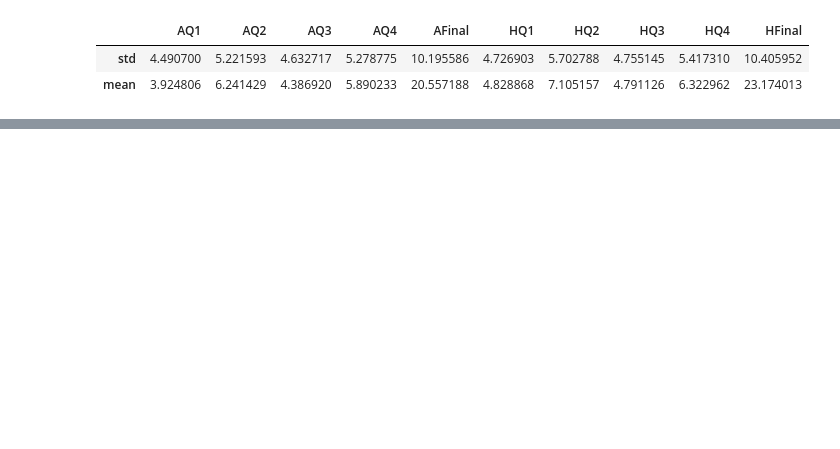
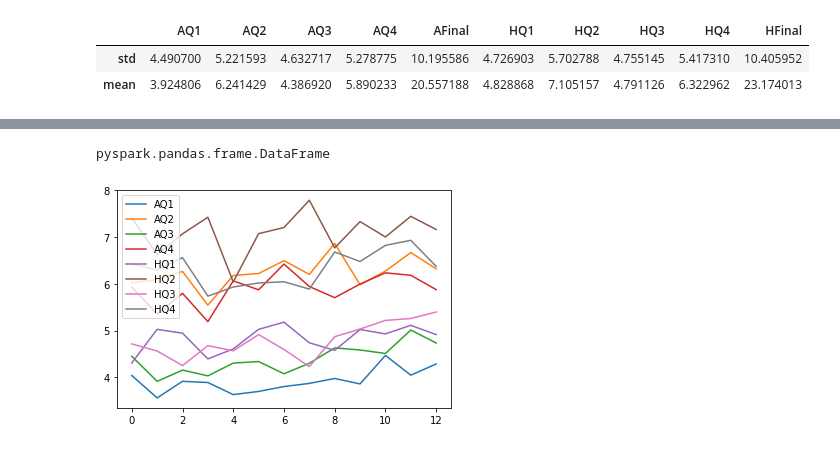
Before and after one commit to xaviergenelin/Big-Data-Project, a Jupyter notebook: Group_13_Part_3.ipynb, the cells around one changed output, grey strips where cells are left out. Saved outputs shown, nothing was run; the diff lists cells and outputs as text; code cells hidden in the pictures; blank space fills up the shorter version.

Commit message:
Updates to data visualization in P1, started analysis in P2, added some text and the graph in P3

```diff
--- a/Group_13_Part_3.ipynb
+++ b/Group_13_Part_3.ipynb
@@ -56,3 +64,17 @@ NFL_scores[["AQ1", "AQ2", "AQ3", "AQ4", "AFinal", "HQ1", "HQ2", "HQ3", "HQ4", "H
 | 2011 | 3.857678 | 4.455541 | 5.981273 | 5.281869 | 4.584270 | 4.628635 | 5.996255 | 5.120722 | 20.509363 | 9.647690 | 5.022472 | ... |
 | 2008 | 3.801498 | 4.203686 | 6.498127 | 5.337747 | 4.074906 | 4.242863 | 6.423221 | 5.498864 | 20.842697 | 10.279806 | 5.179775 | ... |
 | 2002 | 4.037453 | 4.470297 | 6.022472 | 5.167810 | 4.449438 | 4.639673 | 5.928839 | 5.282133 | 20.640449 | 10.296996 | 4.307116 | ... |
+# %%
+# get the values that we're interested in and get the mean of each by season
+season_data = NFL_scores[["AQ1", "AQ2", "AQ3", "AQ4", "HQ1", \
+                         "HQ2", "HQ3", "HQ4", "season"]].groupby("season").mean()
+
+# add the season as a column in the dataset
+season_data["season"] = season_data.index
+
+season_data = season_data.sort_values("season")
+
+# remove the season index that was created by the groupping
+season_data = season_data.reset_index(drop = True)
+
+season_data
@@ -58,0 +96,17 @@ NFL_scores[["AQ1", "AQ2", "AQ3", "AQ4", "AFinal", "HQ1", "HQ2", "HQ3", "HQ4", "H
+# %%
+type(season_data)
+# %% [output]
+pyspark.pandas.frame.DataFrame
+# %%
+plt.plot(season_data['AQ1'], label = 'AQ1')
+plt.plot(season_data['AQ2'], label = 'AQ2')
+plt.plot(season_data['AQ3'], label = 'AQ3')
+plt.plot(season_data['AQ4'], label = 'AQ4')
+plt.plot(season_data['HQ1'], label = 'HQ1')
+plt.plot(season_data['HQ2'], label = 'HQ2')
+plt.plot(season_data['HQ3'], label = 'HQ3')
+plt.plot(season_data['HQ4'], label = 'HQ4')
+plt.legend()
+plt.show()
+# %% [output]
+[figure, added]
```
Also changed, not shown: parts of 5 cells of this notebook, 2 other files.
